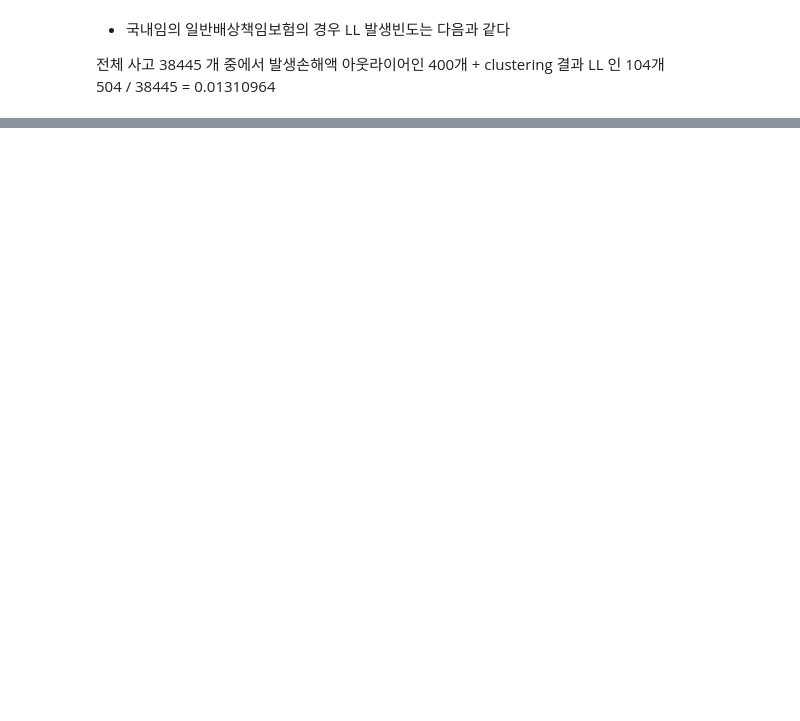
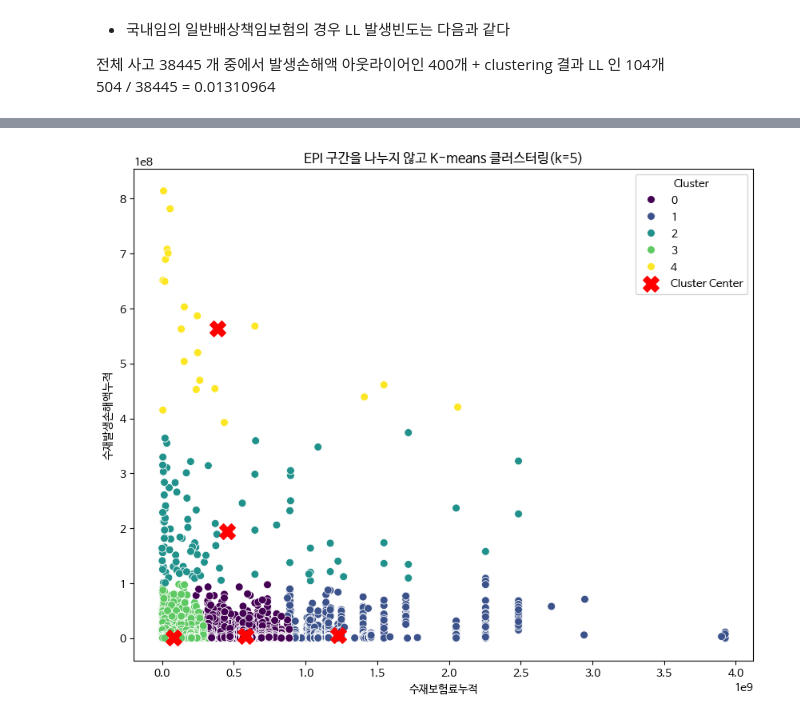
Before and after one commit to HyemiGu/ESC-22WINTER, a Jupyter notebook: 국내_일반배상책임_ppt용색설정.ipynb, the cells around one changed output, grey strips where cells are left out. Drawn from its saved outputs; the diff is of its cells as text; code cells hidden in the pictures; blank space fills up the shorter version.

```diff
--- a/국내_일반배상책임_ppt용색설정.ipynb
+++ b/국내_일반배상책임_ppt용색설정.ipynb
@@ -1093,0 +1137,12 @@ display(cluster_4_data_min_loss_EPI_high)
+# %%
+# K-means 클러스터링 (k=5)
+kmeans = KMeans(n_clusters=5, random_state=42)
+clusters = kmeans.fit_predict(standardized_data)
+
+# 결과를 데이터프레임에 추가
+df_no_outliers['Cluster'] = clusters
+
+# 클러스터별 데이터 개수 확인
+cluster_counts = df_no_outliers['Cluster'].value_counts()
+print("클러스터별 데이터 개수:")
+print(cluster_counts)
@@ -1093,0 +1162,18 @@ display(cluster_4_data_min_loss_EPI_high)
+# %%
+import matplotlib.pyplot as plt
+import seaborn as sns
+
+# 클러스터 중심 위치 가져오기
+cluster_centers = scaler.inverse_transform(kmeans.cluster_centers_)
+
+# 산점도 시각화
+plt.figure(figsize=(10, 8))
+sns.scatterplot(x='수재보험료누적', y='수재발생손해액누적', hue='Cluster', data=df_no_outliers, palette='viridis', s=50)
+plt.scatter(cluster_centers[:, 0], cluster_centers[:, 1], marker='X', s=200, color='red', label='Cluster Center')
+plt.title('EPI 구간을 나누지 않고 K-means 클러스터링(k=5)')
+plt.xlabel('수재보험료누적')
+plt.ylabel('수재발생손해액누적')
+plt.legend(title='Cluster', loc='upper right')
+plt.show()
+# %% [output]
+[figure, added]
```
Also changed, not shown: parts of 6 cells of this notebook.
